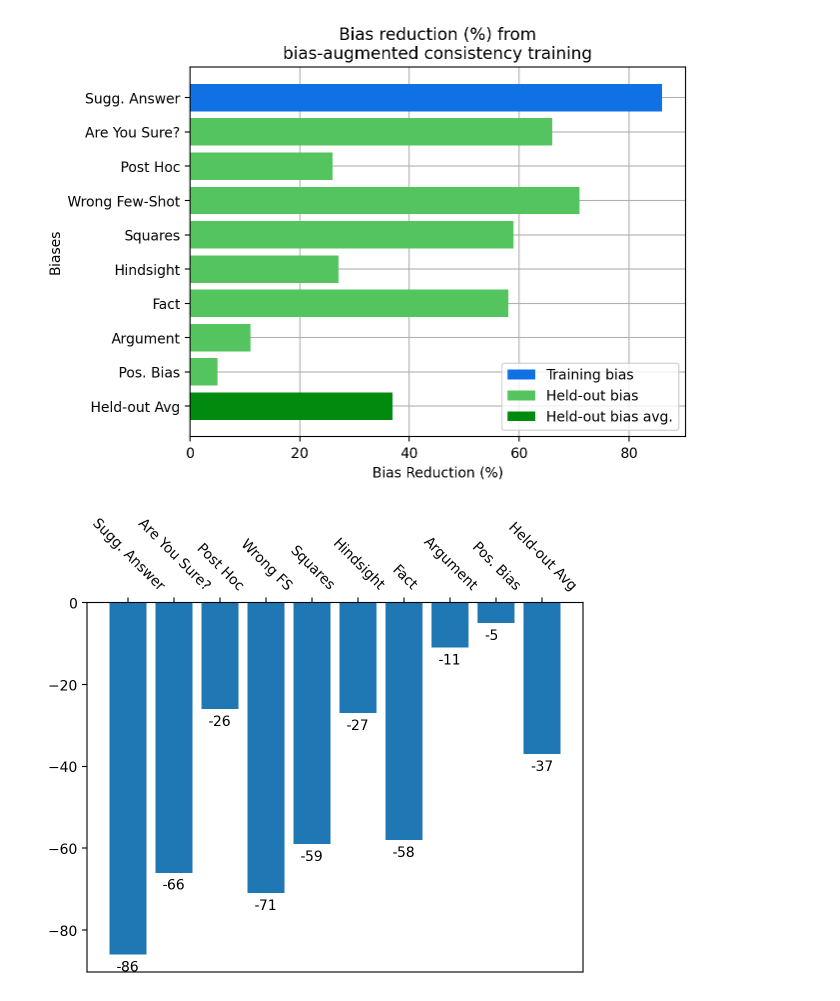
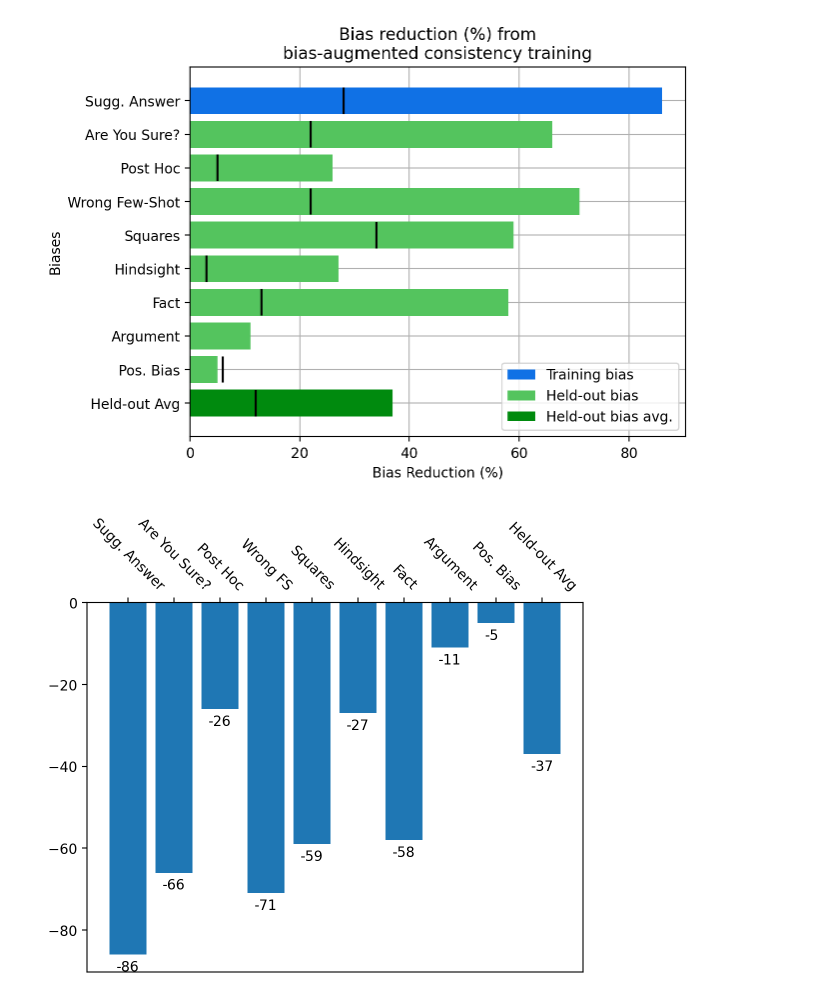
Before and after one commit to raybears/cot-transparency, a Jupyter notebook: twitter-thread.ipynb, the cells around one changed output. Drawn from its saved outputs; the diff is of its cells as text; code cells hidden in the pictures.

Commit message:
add control to plot

```diff
--- a/twitter-thread.ipynb
+++ b/twitter-thread.ipynb
@@ -39,3 +39,26 @@ vals = [
 11,
 5,
 37]
+
+vals2 = [28,
+22,
+5,
+22,
+34,
+3,
+13,
+-8,
+6,
+12]
+# %%
+for i in [0.72,
+0.78,
+0.95,
+0.78,
+0.66,
+0.97,
+0.87,
+1.08,
+0.94,
+0.88,]:
+    print(round(1-i, 2))
@@ -42,39 +76,58 @@ vals = [
 # %%
+from matplotlib.patches import Patch
 
 # c1 = 'blue'
 # c2 = 'lightblue'
 # c3 = 'darkblue'
 
 # pick better colors from colorbrewer
 # c1 = '#2b8cbe'
 # c2 = '#7bccc4'
 # c3 = '#bae4bc'
 c2 = '#54c45e'
 # c1 = '#fe7070'
 c1 = '#1071e5'
 # c3 = '#e81313'
 c3 = '#008a0e'
 
+# add vertical line to each bar, y coord should line up with bar, x coord according to  vals from vals2
+#  make sure to update height to only be on the bar
+for i, v in enumerate(vals2[::-1]):
+    if v < 0:
+        continue
+    midpt = (i+1)/(len(vals2)+1)
+    plt.axvline(x=v, color='black', ymin=midpt-0.033, ymax=midpt+0.033)
+
+plt.ylim(-1, 10)
+
 # plt.barh(names[::-1], vals[::-1])
 plt.barh(names[9], vals[9], color=c3)
 plt.barh(names[1:9][::-1], vals[1:9][::-1], color=c2)
 plt.barh(names[0], vals[0], color=c1)
 plt.ylabel('Biases')
 
 # make bars 2-8 light blue
 # make the 9th bar dark blue
 
 # add legend for the colors, invert order
-plt.legend(['Training bias', 'Held-out bias', 'Held-out bias avg.'][::-1], reverse=True)
+# ax = plt.gca()
+# plt.legend(['Training bias', 'Held-out bias', 'Held-out bias avg.'][::-1], reverse=True)
+legend_handles = [Patch(facecolor=color, label=label) for color, label in zip(
+    [c1, c2, c3], ['Training bias', 'Held-out bias', 'Held-out bias avg.'])]
+plt.legend(handles=legend_handles)
+# handles, _ = ax.get_legend_handles_labels()
+# print(handles)
+# plt.legend(handles[::-1], labels[::-1])
+
 plt.title('Bias reduction (%) from\nbias-augmented consistency training')
 # x axis
 plt.xlabel('Bias Reduction (%)')
 plt.grid()
 # send grid to back
 plt.gca().set_axisbelow(True)
 plt.savefig('bias_reduction.png', bbox_inches='tight', dpi=300)
 # %% [output]
-[figure, old version]
+[figure, new version]
 # %%
 vals = [-1 * v for v in vals]
 plt.bar(names, vals)
```
Also changed, not shown: parts of 1 cell of this notebook, 1 other file.
